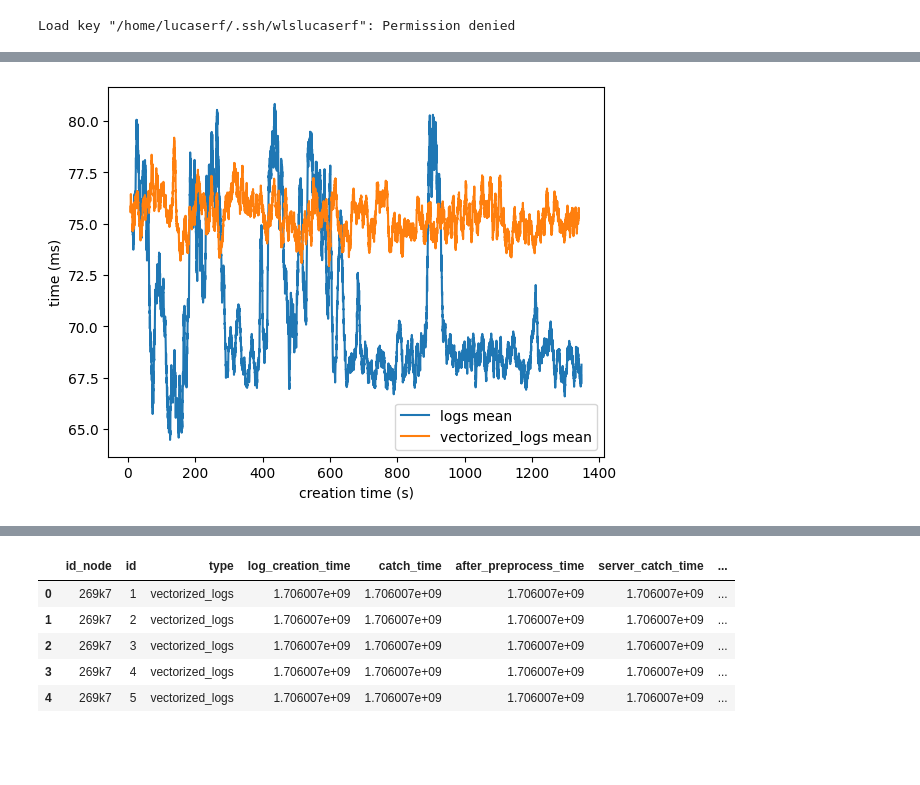
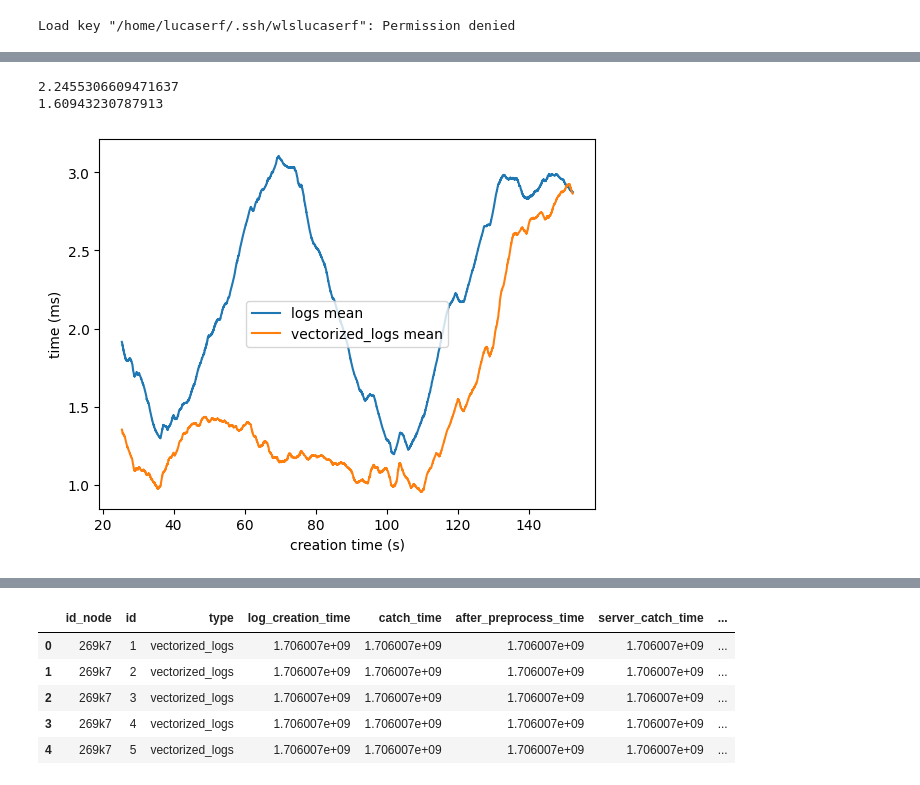
Before and after one commit to Lucaserf/ObsProject, a Jupyter notebook: data/data_visualization.ipynb, the cells around one changed output, grey strips where cells are left out. Drawn from its saved outputs; the diff is of its cells as text; code cells hidden in the pictures; blank space fills up the shorter version.

```diff
--- a/data/data_visualization.ipynb
+++ b/data/data_visualization.ipynb
@@ -140,16 +169,16 @@ for id_node in df.id_node.unique():
     x = node_df.log_creation_time.values - node_df.log_creation_time.values[0]
     y = (node_df.server_catch_time - node_df.after_preprocess_time)*1000
     # y = node_df["size"].values
-    condition = y > 0
-    x = x[condition]
-    y = y[condition]
-    # y_mean = y.rolling(window=100).mean()
+    # condition = y < 100
+    # x = x[condition]
+    # y = y[condition]
+    y_mean = y.rolling(window=100).mean()
 
-    ax.scatter(x,y,s=1,zorder=1,label=node_df["type"].values[0])
-    # ax.plot(x,y_mean,label=node_df.type.values[0])
+    # ax.scatter(x,y,s=1,zorder=1,label=node_df["type"].values[0])
+    ax.plot(x,y_mean,label=node_df.type.values[0])
 plt.xlabel('creation time (s)')
 plt.ylabel('time (ms)')
-plt.legend()
+# plt.legend()
 
 plt.show()
 # %% [output]
@@ -159,13 +188,13 @@ def concatenate_df(df_list_names):
     df_list = []
     for df_name in df_list_names:
         df = pd.read_csv("data/logging_data/"+df_name)
-        df["parallelism"] = int(df_name[-5])
+        df["parallelism"] = int(df_name.split("_")[1])
         df_list.append(df)
     min_len = min([df.shape[0]//df["parallelism"][0] for df in df_list])
     df = pd.concat([df[:min_len*df["parallelism"][0]] for df in df_list])
     return df
 # %%
-df = concatenate_df(["time_log_11.txt","time_vec_11.txt","time_ano_11.txt"])
+df = concatenate_df(["time10log15.txt","time10vec15.txt"])
 # df = concatenate_df(["time_log64_1.txt","time_vec64_1.txt","time_ano64_1.txt"])
 
 
@@ -174,13 +203,13 @@ for id_node in df.id_node.unique():
     node_df = df[df.id_node == id_node]
     x = node_df.log_creation_time.values - node_df.log_creation_time.values[0]
     # y = (node_df.server_catch_time.values - node_df.after_preprocess_time.values)*1000
-    # y = node_df["size"].values
+    y = node_df["size"].values
     #eliminate outliers
     condition = y > 0
     x = x[condition]
     y = y[condition]
     ax.scatter(x,y,s=1,zorder=1,label=node_df.type.values[0])
-    print(np.mean(y))
+    # print(np.mean(y))
 
 plt.xlabel('creation time (s)')
 plt.ylabel('time (ms)')
@@ -193,27 +250,30 @@ IndexError: Boolean index has wrong length: 1005 instead of 5000
 # %%
-df = concatenate_df(["time_log1_1.txt","time_vec1_1.txt"])
+df = concatenate_df(["time_10_log12.txt","time_10_vec12.txt"])
 # df = concatenate_df(["time_log64_1.txt","time_vec64_1.txt","time_ano64_1.txt"])
 
 
 fig, ax = plt.subplots()
 for type_log in df.type.unique():
     type_df = df[df.type == type_log]
     x = type_df.log_creation_time.values - type_df.log_creation_time.values[0]
-    y = (type_df.completion_time - type_df.log_creation_time)*1000
+    y = (type_df.server_catch_time - type_df.after_preprocess_time)*1000
 
-    # y = node_df["size"].values
+    # y = type_df["size"].values
     #eliminate outliers
-    condition = y < 100
-    x = x[condition]
-    y = y[condition]
-    y_mean = y.rolling(window=50).mean()
+    # condition = y < 10
+    # x = x[condition]
+    # y = y[condition]
+    y_mean = y.rolling(window=5000).mean()
     # ax.scatter(x,y,s=1,zorder=1,label=type_df.type.values[0])
     ax.plot(x,y_mean,label=type_df.type.values[0]+" mean")
+    print(np.mean(y))
 
 plt.xlabel('creation time (s)')
 plt.ylabel('time (ms)')
 plt.legend()
 
 plt.show()
 # %% [output]
+2.2455306609471637
+1.60943230787913
-[figure, old version]
+[figure, new version]
```
Also changed, not shown: parts of 16 cells of this notebook, 15 other files.
